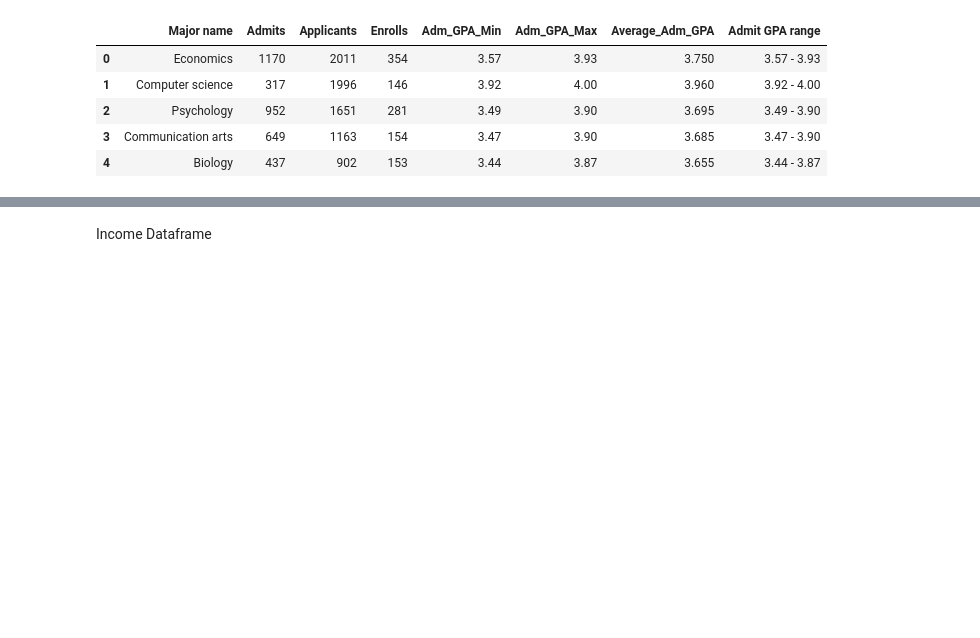
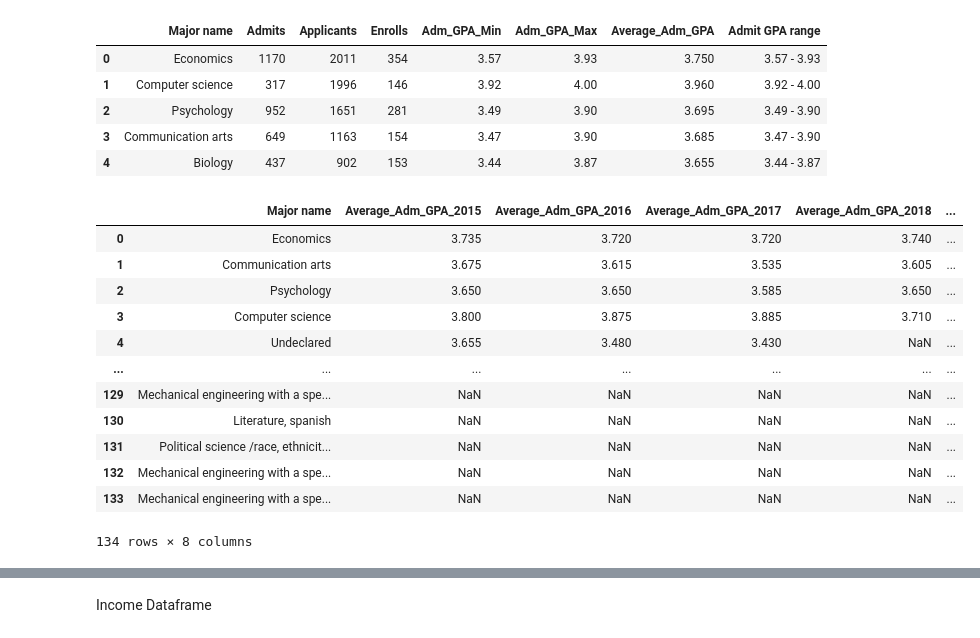
Before and after one commit to yhc00512/cogs-108-project, a Jupyter notebook: DataCheckpoint.ipynb, the cells around one changed output, grey strips where cells are left out. Saved outputs shown, nothing was run; the diff lists cells and outputs as text; code cells hidden in the pictures; blank space fills up the shorter version.

```diff
--- a/DataCheckpoint.ipynb
+++ b/DataCheckpoint.ipynb
@@ -349,0 +324,26 @@ major_2021.head()
+# %%
+# Combine the average_adm_gpa of seven years
+major_merge = (major_2015.drop(columns = ['Admits','Applicants','Enrolls','Adm_GPA_Min','Adm_GPA_Max', 'Admit GPA range'])).merge(major_2016.drop(columns = ['Admits','Applicants','Enrolls','Adm_GPA_Min','Adm_GPA_Max', 'Admit GPA range']), on = 'Major name', how = 'outer')
+major_merge = major_merge.merge(major_2017.drop(columns = ['Admits','Applicants','Enrolls','Adm_GPA_Min','Adm_GPA_Max', 'Admit GPA range']), on = 'Major name', how = 'outer')
+major_merge = major_merge.rename(columns={"Average_Adm_GPA_x": "Average_Adm_GPA_2015", "Average_Adm_GPA_y": "Average_Adm_GPA_2016", "Average_Adm_GPA": "Average_Adm_GPA_2017"})
+major_merge = major_merge.merge(major_2018.drop(columns = ['Admits','Applicants','Enrolls','Adm_GPA_Min','Adm_GPA_Max', 'Admit GPA range']), on = 'Major name', how = 'outer')
+major_merge = major_merge.merge(major_2019.drop(columns = ['Admits','Applicants','Enrolls','Adm_GPA_Min','Adm_GPA_Max', 'Admit GPA range']), on = 'Major name', how = 'outer')
+major_merge = major_merge.merge(major_2020.drop(columns = ['Admits','Applicants','Enrolls','Adm_GPA_Min','Adm_GPA_Max', 'Admit GPA range']), on = 'Major name', how = 'outer')
+major_merge = major_merge.rename(columns={"Average_Adm_GPA_x": "Average_Adm_GPA_2018", "Average_Adm_GPA_y": "Average_Adm_GPA_2019", "Average_Adm_GPA": "Average_Adm_GPA_2020"})
+major_merge = major_merge.merge(major_2021.drop(columns = ['Admits','Applicants','Enrolls','Adm_GPA_Min','Adm_GPA_Max', 'Admit GPA range']), on = 'Major name', how = 'outer')
+major_merge = major_merge.rename(columns={"Average_Adm_GPA": "Average_Adm_GPA_2021"})
+major_merge
+# %% [output]
+|  | Major name | Average_Adm_GPA_2015 | Average_Adm_GPA_2016 | Average_Adm_GPA_2017 | Average_Adm_GPA_2018 | ... |
+| 0 | Economics | 3.735 | 3.720 | 3.720 | 3.740 | ... |
+| 1 | Communication arts | 3.675 | 3.615 | 3.535 | 3.605 | ... |
+| 2 | Psychology | 3.650 | 3.650 | 3.585 | 3.650 | ... |
+| 3 | Computer science | 3.800 | 3.875 | 3.885 | 3.710 | ... |
+| 4 | Undeclared | 3.655 | 3.480 | 3.430 | NaN | ... |
+| ... | ... | ... | ... | ... | ... | ... |
+| 129 | Mechanical engineering with a spe... | NaN | NaN | NaN | NaN | ... |
+| 130 | Literature, spanish | NaN | NaN | NaN | NaN | ... |
+| 131 | Political science /race, ethnicit... | NaN | NaN | NaN | NaN | ... |
+| 132 | Mechanical engineering with a spe... | NaN | NaN | NaN | NaN | ... |
+| 133 | Mechanical engineering with a spe... | NaN | NaN | NaN | NaN | ... |
+134 rows × 8 columns
```
Also changed, not shown: parts of 16 cells of this notebook.
